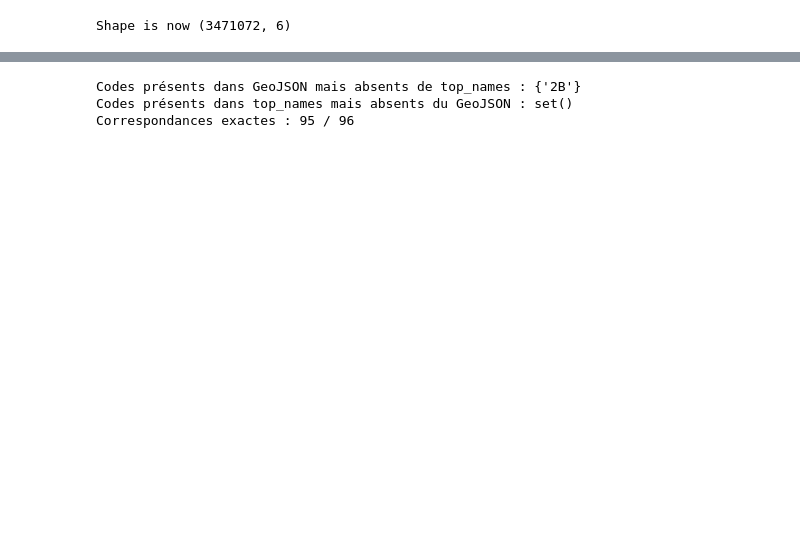
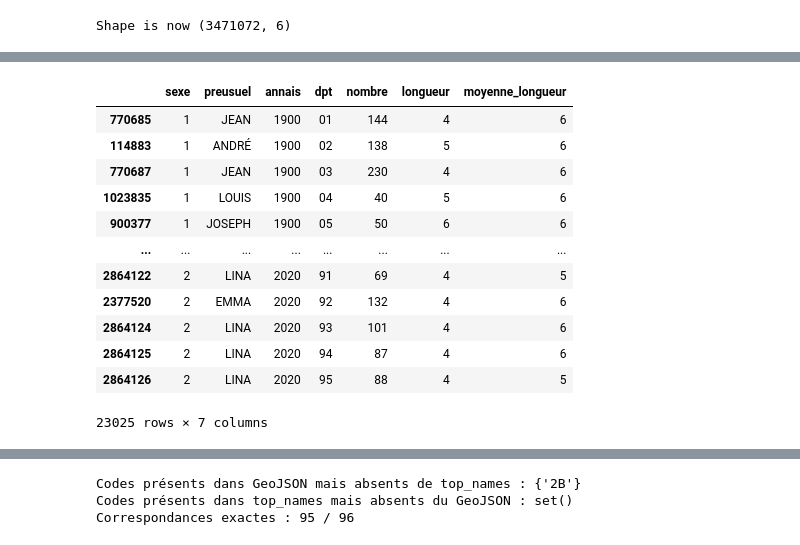
Before and after one commit to lolomasterIA/visualisation, a Jupyter notebook: length_name_year_depart.ipynb, the cells around one changed output, grey strips where cells are left out. Drawn from its saved outputs; the diff is of its cells as text; code cells hidden in the pictures; blank space fills up the shorter version.

```diff
--- a/length_name_year_depart.ipynb
+++ b/length_name_year_depart.ipynb
@@ -79,3 +101,25 @@ Shape is now (3471072, 6)
+# %%
+max_nombre = df.groupby(['sexe', 'annais', 'dpt'])['nombre'].transform('max')
+df_final = df[df['nombre'] == max_nombre]
+df_final = df_final.sort_values(by=['sexe', 'annais', 'dpt'])
+moyenne_longueur = df.groupby(['sexe', 'annais', 'dpt'])['longueur'].transform('mean').round().astype(int)
+df_final['moyenne_longueur'] = moyenne_longueur
+# %%
+df_final
+# %% [output]
+|  | sexe | preusuel | annais | dpt | nombre | longueur | moyenne_longueur |
+| 770685 | 1 | JEAN | 1900 | 01 | 144 | 4 | 6 |
+| 114883 | 1 | ANDRÉ | 1900 | 02 | 138 | 5 | 6 |
+| 770687 | 1 | JEAN | 1900 | 03 | 230 | 4 | 6 |
+| 1023835 | 1 | LOUIS | 1900 | 04 | 40 | 5 | 6 |
+| 900377 | 1 | JOSEPH | 1900 | 05 | 50 | 6 | 6 |
+| ... | ... | ... | ... | ... | ... | ... | ... |
+| 2864122 | 2 | LINA | 2020 | 91 | 69 | 4 | 5 |
+| 2377520 | 2 | EMMA | 2020 | 92 | 132 | 4 | 6 |
+| 2864124 | 2 | LINA | 2020 | 93 | 101 | 4 | 6 |
+| 2864125 | 2 | LINA | 2020 | 94 | 87 | 4 | 6 |
+| 2864126 | 2 | LINA | 2020 | 95 | 88 | 4 | 5 |
+23025 rows × 7 columns
 # %%
 grouped = df.groupby(['annais', 'dpt', 'sexe', 'preusuel'], as_index=False)['nombre'].sum()
 top_names = grouped.sort_values('nombre', ascending=False).groupby(['annais', 'dpt', 'sexe']).first().reset_index()
```
Also changed, not shown: parts of 11 cells of this notebook.
